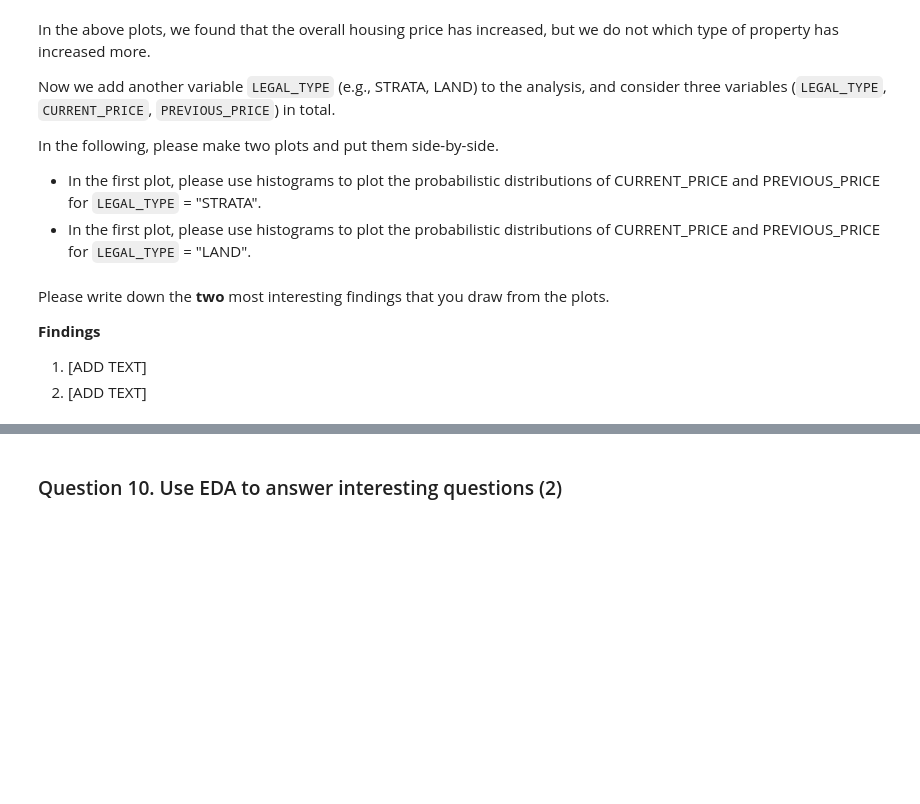
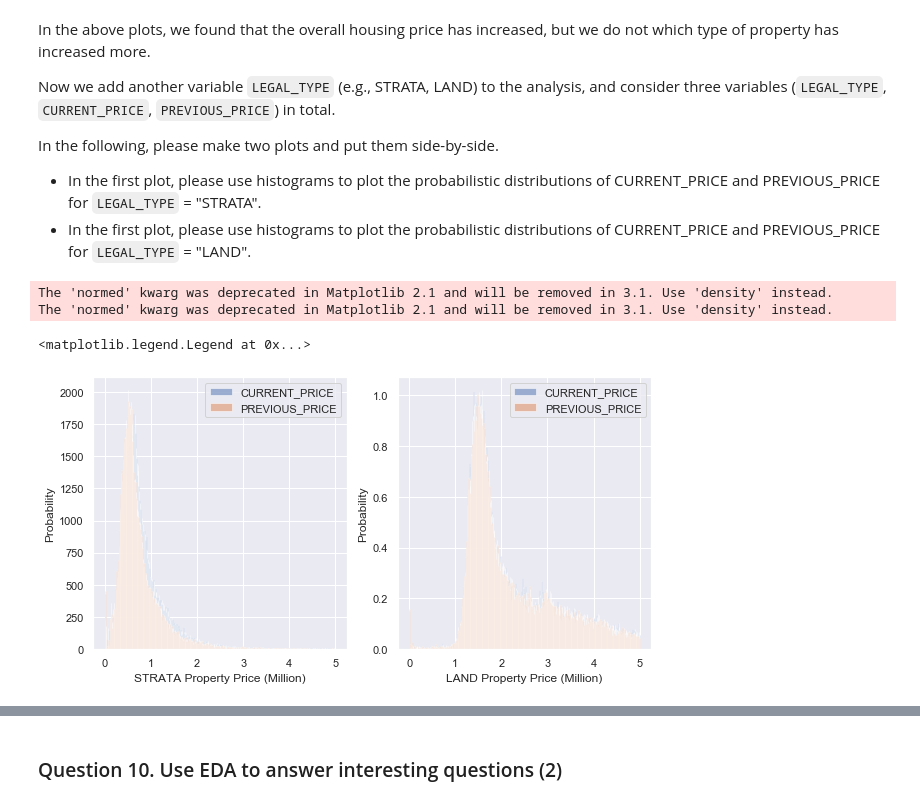
Before and after one commit to meghan14/big_data_projects_python, a Jupyter notebook: eda_bootstrapping_a4/A4.ipynb, the cells around one changed output, grey strips where cells are left out. Drawn from its saved outputs; the diff is of its cells as text; code cells hidden in the pictures; blank space fills up the shorter version.

```diff
--- a/eda_bootstrapping_a4/A4.ipynb
+++ b/eda_bootstrapping_a4/A4.ipynb
@@ -226,6 +232,42 @@ In the following, please make two plots and put them side-by-side.
-# %% [markdown]
-Please write down the **two** most interesting findings that you draw from the plots.
-
-**Findings**
-1. [ADD TEXT]
-2. [ADD TEXT]
+# %%
+# --- Write your code below ---
+%matplotlib inline
+import matplotlib.pyplot as plt
+import pandas as pd
+
+df['LEGAL_TYPE'].unique()
+
+strata = df[df['LEGAL_TYPE'] == 'STRATA']
+
+data1 = strata['CURRENT_PRICE'][(strata['CURRENT_PRICE'] < 5000000)]/1000000
+data2 = strata['PREVIOUS_PRICE'][(strata['PREVIOUS_PRICE'] < 5000000)]/1000000
+
+
+land = df[df['LEGAL_TYPE'] == 'LAND']
+
+data3 = land['CURRENT_PRICE'][(land['CURRENT_PRICE'] < 5000000)]/1000000
+data4 = land['PREVIOUS_PRICE'][(land['PREVIOUS_PRICE'] < 5000000)]/1000000
+
+
+_bin_cnt = 500
+_alpha = 0.5
+
+
+f, (pl1, pl2) = plt.subplots(1,2, figsize=(10,5))
+pl1.hist(data1, bins=_bin_cnt, alpha = _alpha, label = 'CURRENT_PRICE')
+pl1.hist(data2, bins=_bin_cnt, alpha = _alpha, label = 'PREVIOUS_PRICE')
+pl1.set_ylabel('Probability');
+pl1.set_xlabel('STRATA Property Price (Million)');
+pl1.legend(loc='upper right')
+
+# plt.figure(2)
+pl2.hist(data3, bins=_bin_cnt, alpha = _alpha, label = 'CURRENT_PRICE', normed=True)
+pl2.hist(data4, bins=_bin_cnt, alpha = _alpha, label = 'PREVIOUS_PRICE', normed=True)
+pl2.set_ylabel('Probability');
+pl2.set_xlabel('LAND Property Price (Million)');
+pl2.legend(loc='upper right')
+# %% [output]
+The 'normed' kwarg was deprecated in Matplotlib 2.1 and will be removed in 3.1. Use 'density' instead.
+The 'normed' kwarg was deprecated in Matplotlib 2.1 and will be removed in 3.1. Use 'density' instead.
+<matplotlib.legend.Legend at 0x...>
+[figure, added]
```
Also changed, not shown: parts of 20 cells of this notebook.
